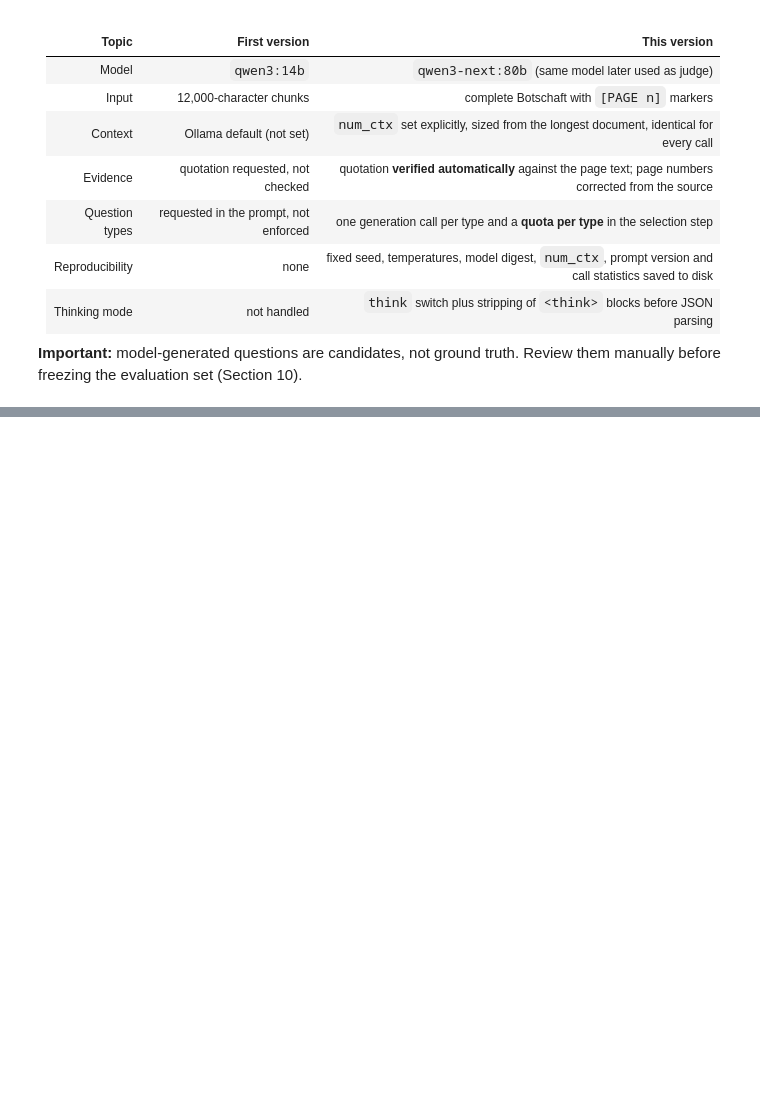
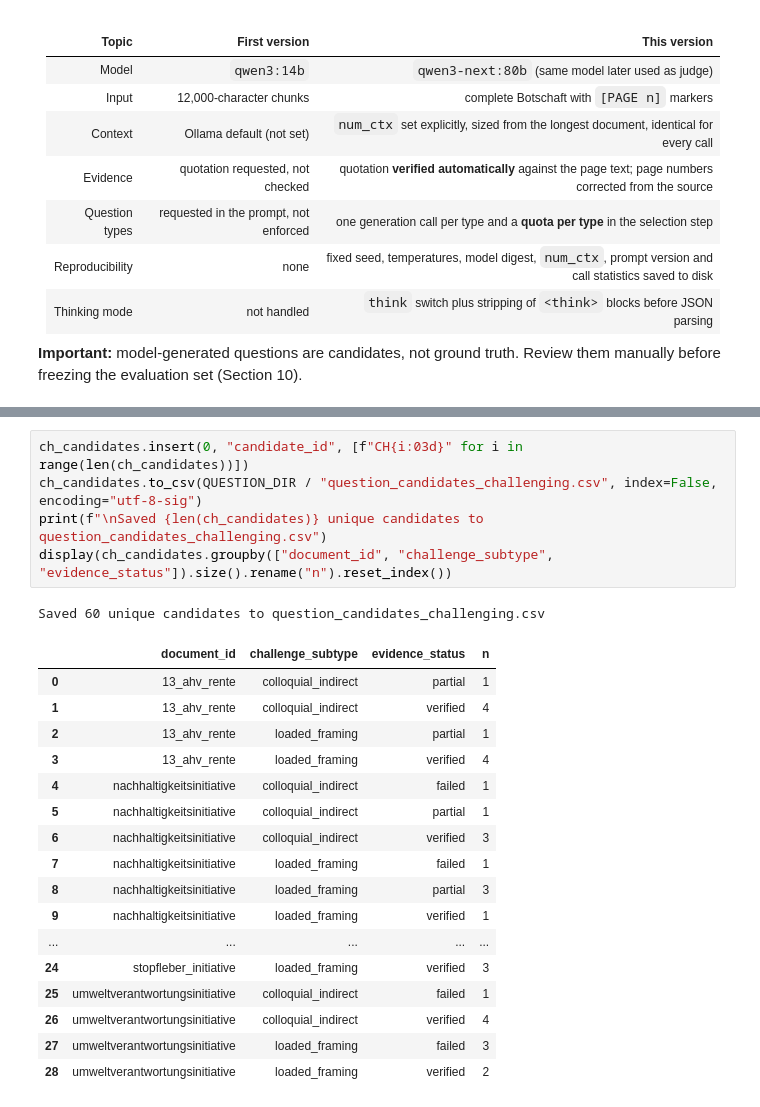
Before and after one commit to vani-gupta/llm_trustworthiness, a Jupyter notebook: scripts/02_generate_question_set_ollama.ipynb, the cells around one changed output, grey strips where cells are left out. Drawn from its saved outputs; the diff is of its cells as text; blank space fills up the shorter version.

```diff
--- a/scripts/02_generate_question_set_ollama.ipynb
+++ b/scripts/02_generate_question_set_ollama.ipynb
@@ -862,0 +1272,24 @@ What changed compared with the first version:
+# %%
+ch_candidates.insert(0, "candidate_id", [f"CH{i:03d}" for i in range(len(ch_candidates))])
+ch_candidates.to_csv(QUESTION_DIR / "question_candidates_challenging.csv", index=False, encoding="utf-8-sig")
+print(f"\nSaved {len(ch_candidates)} unique candidates to question_candidates_challenging.csv")
+display(ch_candidates.groupby(["document_id", "challenge_subtype", "evidence_status"]).size().rename("n").reset_index())
+# %% [output]
+Saved 60 unique candidates to question_candidates_challenging.csv
+|  | document_id | challenge_subtype | evidence_status | n |
+| 0 | 13_ahv_rente | colloquial_indirect | partial | 1 |
+| 1 | 13_ahv_rente | colloquial_indirect | verified | 4 |
+| 2 | 13_ahv_rente | loaded_framing | partial | 1 |
+| 3 | 13_ahv_rente | loaded_framing | verified | 4 |
+| 4 | nachhaltigkeitsinitiative | colloquial_indirect | failed | 1 |
+| 5 | nachhaltigkeitsinitiative | colloquial_indirect | partial | 1 |
+| 6 | nachhaltigkeitsinitiative | colloquial_indirect | verified | 3 |
+| 7 | nachhaltigkeitsinitiative | loaded_framing | failed | 1 |
+| 8 | nachhaltigkeitsinitiative | loaded_framing | partial | 3 |
+| 9 | nachhaltigkeitsinitiative | loaded_framing | verified | 1 |
+| ... | ... | ... | ... | ... |
+| 24 | stopfleber_initiative | loaded_framing | verified | 3 |
+| 25 | umweltverantwortungsinitiative | colloquial_indirect | failed | 1 |
+| 26 | umweltverantwortungsinitiative | colloquial_indirect | verified | 4 |
+| 27 | umweltverantwortungsinitiative | loaded_framing | failed | 3 |
+| 28 | umweltverantwortungsinitiative | loaded_framing | verified | 2 |
```
Also changed, not shown: parts of 15 cells of this notebook, 20 other files.
